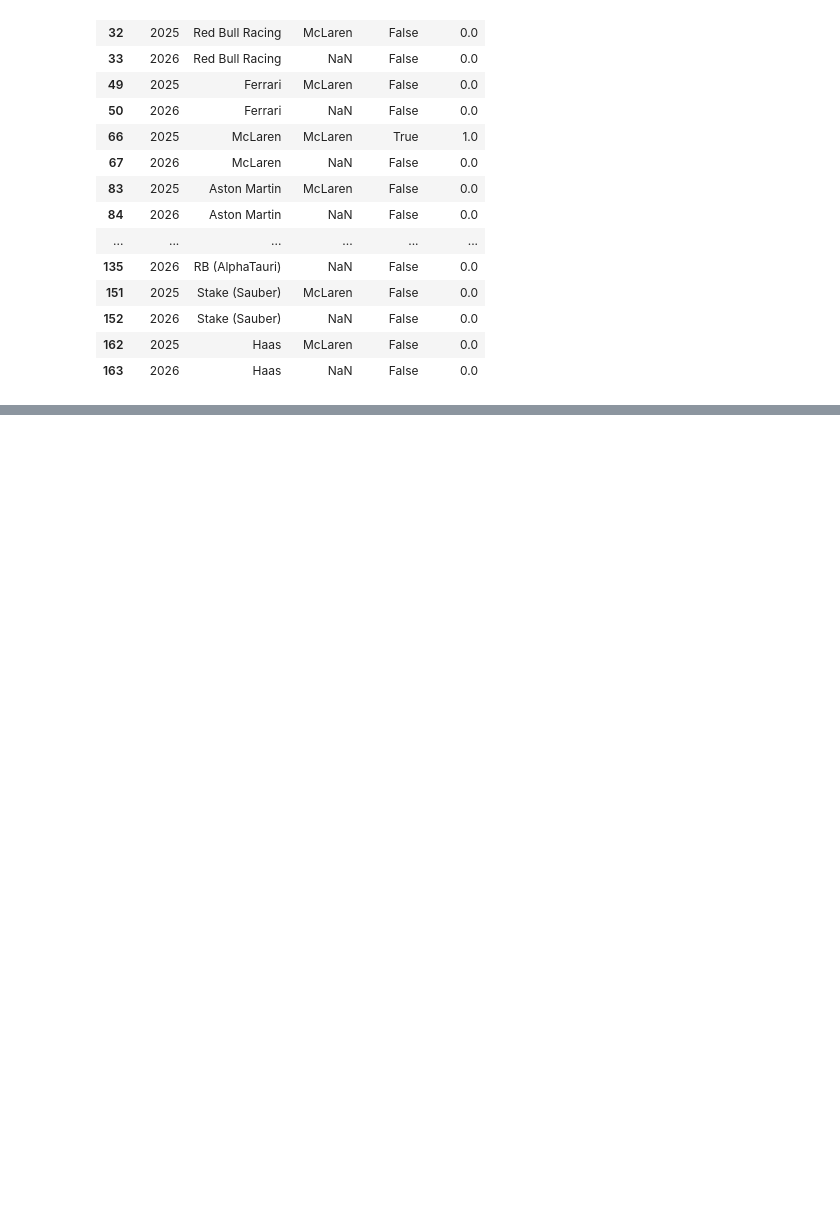
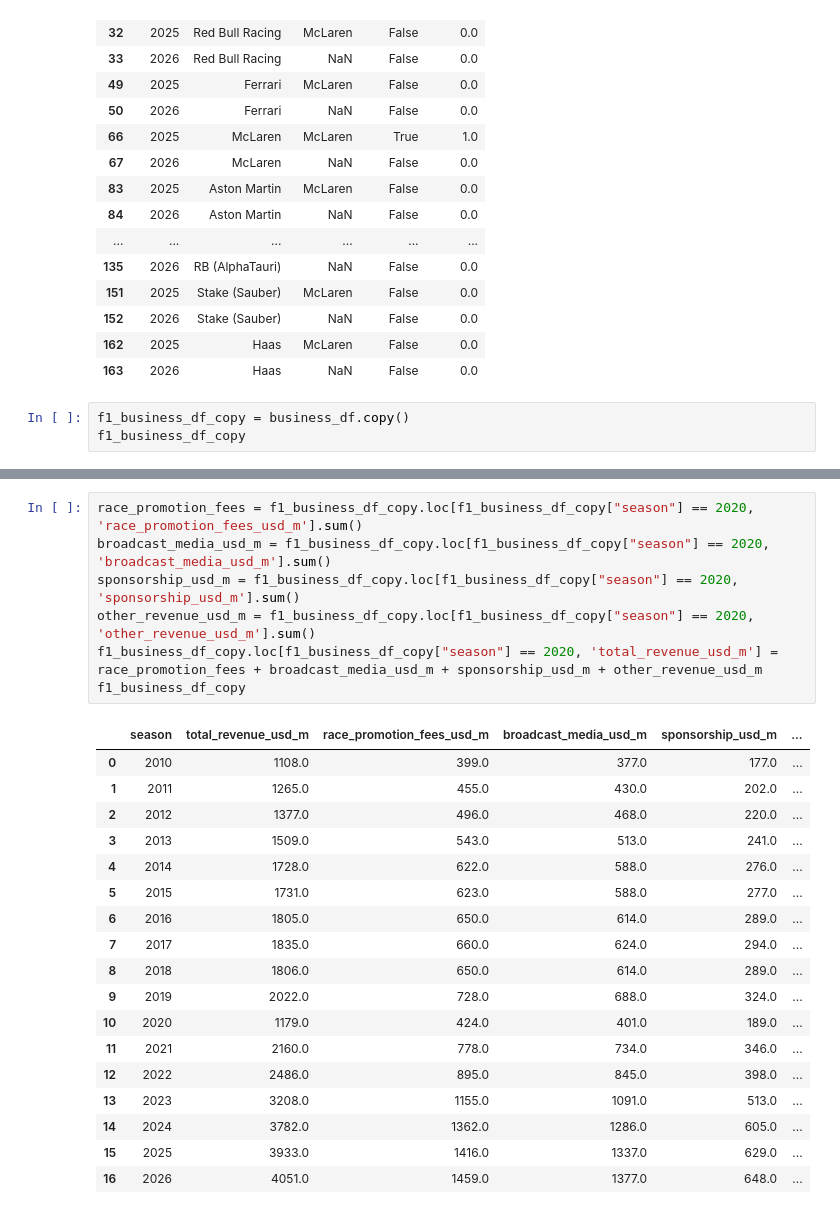
Before and after one commit to fredizenn/bank-of-horsepower, a Jupyter notebook: notebooks/02_build_table.ipynb, the cells around one changed output, grey strips where cells are left out. Drawn from its saved outputs; the diff is of its cells as text; blank space fills up the shorter version.

Commit message:
setting up business table

```diff
--- a/notebooks/02_build_table.ipynb
+++ b/notebooks/02_build_table.ipynb
@@ -172,3 +172,6 @@ step_by_step
 | 152 | 2026 | Stake (Sauber) | NaN | False | 0.0 |
 | 162 | 2025 | Haas | McLaren | False | 0.0 |
 | 163 | 2026 | Haas | NaN | False | 0.0 |
+# %%
+f1_business_df_copy = business_df.copy()
+f1_business_df_copy
@@ -174,0 +197,26 @@ step_by_step
+# %%
+race_promotion_fees = f1_business_df_copy.loc[f1_business_df_copy["season"] == 2020, 'race_promotion_fees_usd_m'].sum()
+broadcast_media_usd_m = f1_business_df_copy.loc[f1_business_df_copy["season"] == 2020, 'broadcast_media_usd_m'].sum()
+sponsorship_usd_m = f1_business_df_copy.loc[f1_business_df_copy["season"] == 2020, 'sponsorship_usd_m'].sum()
+other_revenue_usd_m = f1_business_df_copy.loc[f1_business_df_copy["season"] == 2020, 'other_revenue_usd_m'].sum()
+f1_business_df_copy.loc[f1_business_df_copy["season"] == 2020, 'total_revenue_usd_m'] = race_promotion_fees + broadcast_media_usd_m + sponsorship_usd_m + other_revenue_usd_m
+f1_business_df_copy
+# %% [output]
+|  | season | total_revenue_usd_m | race_promotion_fees_usd_m | broadcast_media_usd_m | sponsorship_usd_m | ... |
+| 0 | 2010 | 1108.0 | 399.0 | 377.0 | 177.0 | ... |
+| 1 | 2011 | 1265.0 | 455.0 | 430.0 | 202.0 | ... |
+| 2 | 2012 | 1377.0 | 496.0 | 468.0 | 220.0 | ... |
+| 3 | 2013 | 1509.0 | 543.0 | 513.0 | 241.0 | ... |
+| 4 | 2014 | 1728.0 | 622.0 | 588.0 | 276.0 | ... |
+| 5 | 2015 | 1731.0 | 623.0 | 588.0 | 277.0 | ... |
+| 6 | 2016 | 1805.0 | 650.0 | 614.0 | 289.0 | ... |
+| 7 | 2017 | 1835.0 | 660.0 | 624.0 | 294.0 | ... |
+| 8 | 2018 | 1806.0 | 650.0 | 614.0 | 289.0 | ... |
+| 9 | 2019 | 2022.0 | 728.0 | 688.0 | 324.0 | ... |
+| 10 | 2020 | 1179.0 | 424.0 | 401.0 | 189.0 | ... |
+| 11 | 2021 | 2160.0 | 778.0 | 734.0 | 346.0 | ... |
+| 12 | 2022 | 2486.0 | 895.0 | 845.0 | 398.0 | ... |
+| 13 | 2023 | 3208.0 | 1155.0 | 1091.0 | 513.0 | ... |
+| 14 | 2024 | 3782.0 | 1362.0 | 1286.0 | 605.0 | ... |
+| 15 | 2025 | 3933.0 | 1416.0 | 1337.0 | 629.0 | ... |
+| 16 | 2026 | 4051.0 | 1459.0 | 1377.0 | 648.0 | ... |
```
Also changed, not shown: parts of 3 cells of this notebook, 2 other files.
